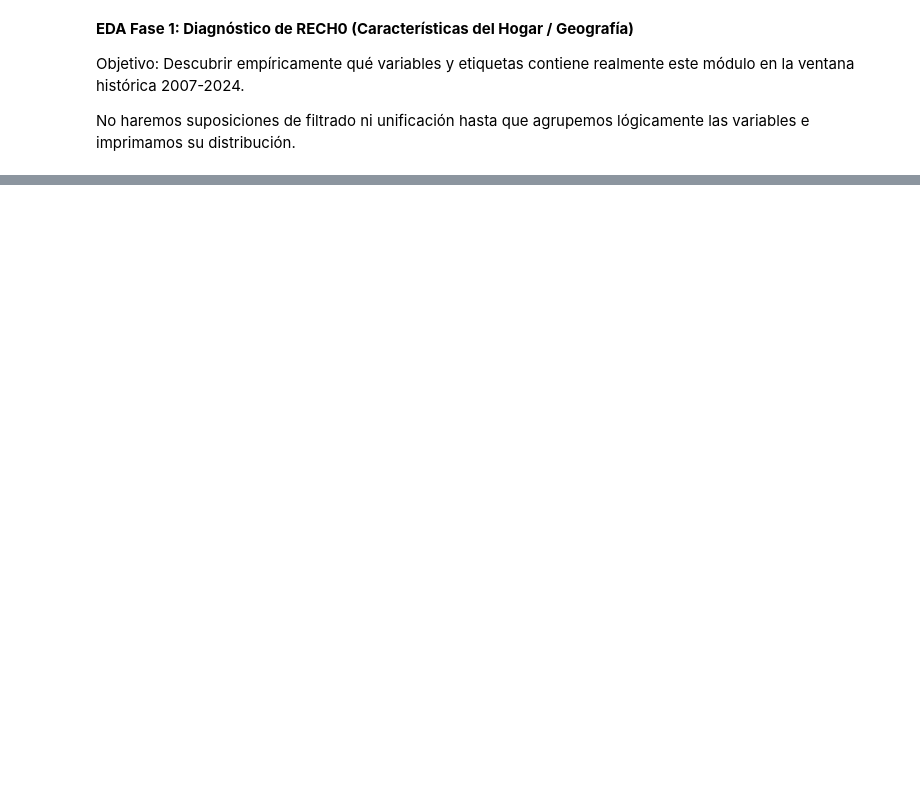
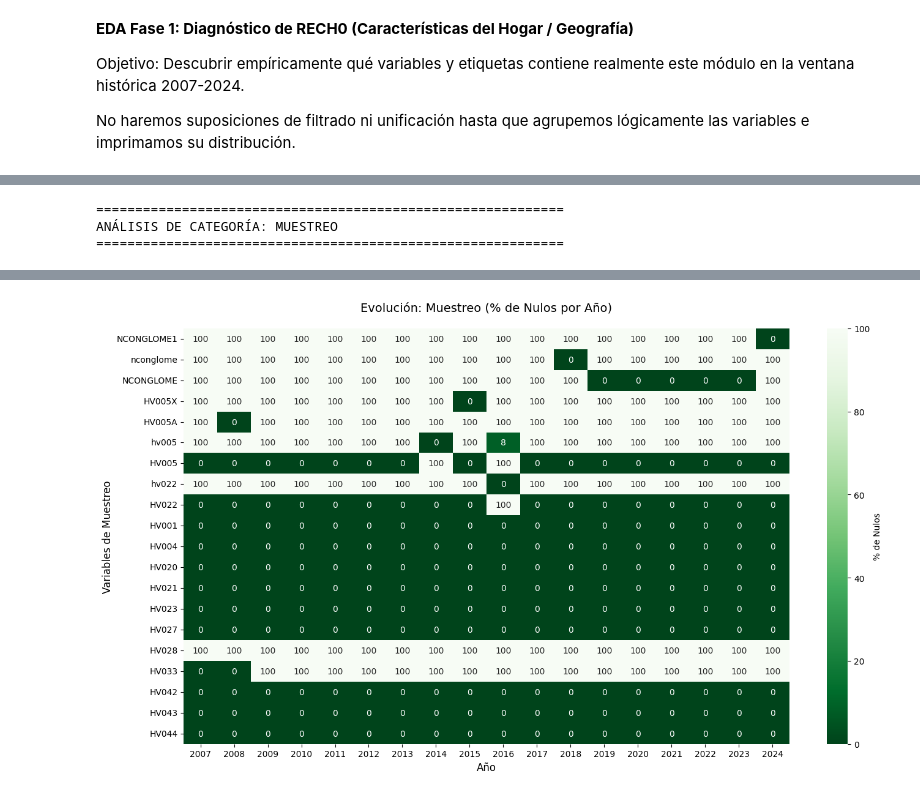
Before and after one commit to abelguevara-upeu/malnutrition-research, a Jupyter notebook: notebooks/01_eda_raw_rech0.ipynb, the cells around one changed output, grey strips where cells are left out. Cells and saved outputs as stored; diff of their text form; code cells hidden in the pictures; blank space fills up the shorter version.

```diff
--- a/notebooks/01_eda_raw_rech0.ipynb
+++ b/notebooks/01_eda_raw_rech0.ipynb
@@ -439,0 +504,7 @@ La categoría demográfica es absolutamente perfecta. Todas las variables clave
+# %%
+# Analizar Muestreo (Verde)
+analizar_categoria('muestreo', cmap='Greens_r', figsize=(14, 8))
+# %% [output]
+============================================================
+ANÁLISIS DE CATEGORÍA: MUESTREO
+============================================================
@@ -439,0 +528 @@ La categoría demográfica es absolutamente perfecta. Todas las variables clave
+[figure, added]
```
Also changed, not shown: parts of 48 cells of this notebook, 5 other files.
